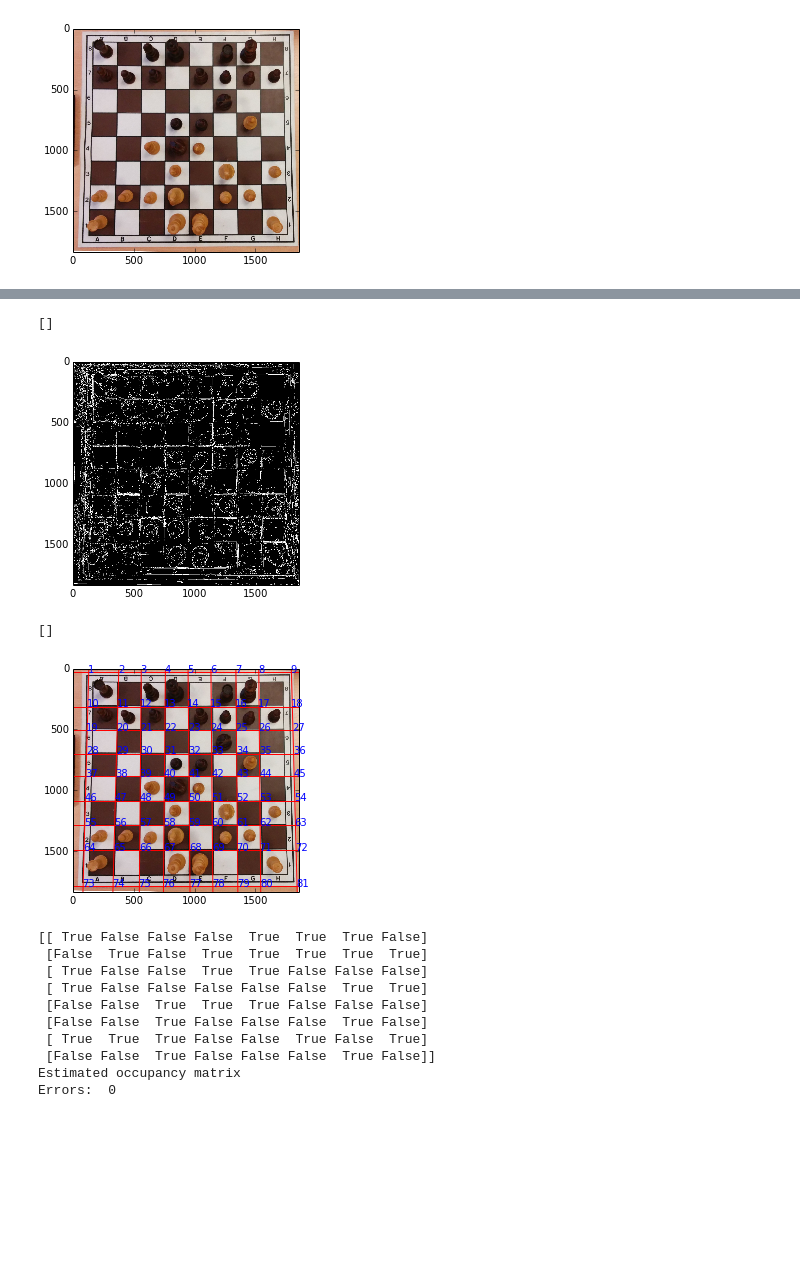
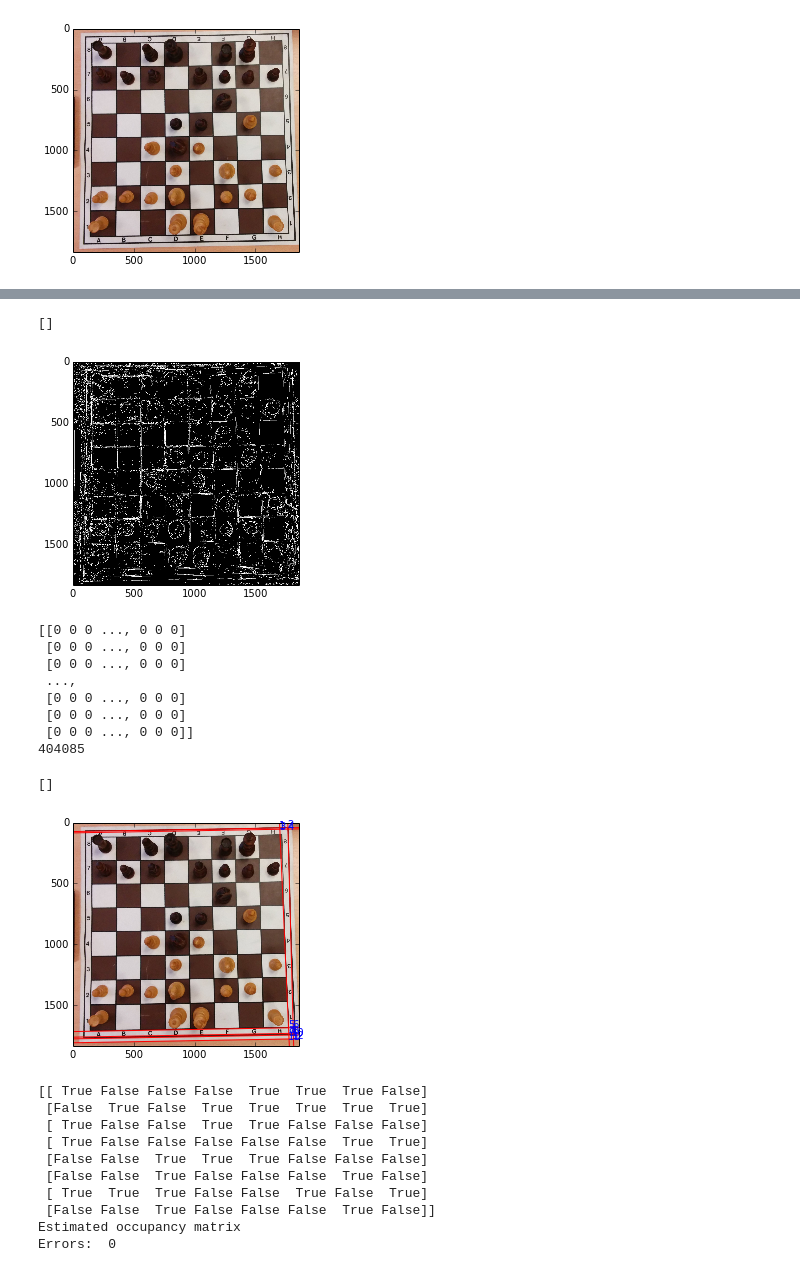
Before and after one commit to superwhoopy/chessreader, a Jupyter notebook: imgprocessor/chess_vision_experiments.ipynb, the cells around one changed output, grey strips where cells are left out. Saved outputs shown, nothing was run; the diff lists cells and outputs as text; code cells hidden in the pictures; blank space fills up the shorter version.

Commit message:
improve line selection, add TODO

```diff
--- a/imgprocessor/chess_vision_experiments.ipynb
+++ b/imgprocessor/chess_vision_experiments.ipynb
@@ -34,7 +34,7 @@ from skimage.feature import corner_harris, corner_subpix, corner_peaks
 from sklearn.cluster import KMeans
 from sklearn.decomposition import PCA
 # %%
-image = io.imread("samples/sample2_rotated.jpg")
+image = io.imread("samples/sample2.jpg")
 
 plt.imshow(image, cmap=plt.cm.gray)
 plt.show()
@@ -57,13 +101,13 @@ plt.imshow(image_canny2, cmap=plt.cm.gray)
 plt.plot()
 # %% [output]
 []
-[figure, old version]
+[figure, new version]
 # %%
 # finds coordinates where the Hough lines intersect
 # find horizontal and vertical lines, and compute their intersects
 # return coordinates from top to bottom and left to right
 
-ANGLE_TOL = 0.1
+ANGLE_TOL = 0.2
 # TODO implement filtering here :
 # we want 2 sets of 9 lines, with a 90deg angle between each pair of lines
 # the distance between the lines should be homogeneous
@@ -90,38 +134,48 @@ def find_edges(hough_peaks, image_shape):
 
     for _, theta1, r1 in lines['horizontals']:
         for __, theta2, r2 in lines['verticals']:
             # can this be numerically unstable? denum is below 1e-10 in some cases here
             denum = np.cos(theta1)*np.sin(theta2) - np.sin(theta1)*np.cos(theta2)
             x_inter = (r1*np.sin(theta2) - r2*np.sin(theta1)) / denum
             y_inter = (r2*np.cos(theta1) - r1*np.cos(theta2)) / denum
             if 0 < x_inter and x_inter < max_x and 0 < y_inter and y_inter < max_y:
                 intersections.append((x_inter, y_inter))
 
     return lines['horizontals'] + lines['verticals'], np.array(intersections)
 
 # plot chessboard with lines and intersections
-h, theta, d = hough_line(image_canny)
+H, theta, d = hough_line(img_canny)
+print(H)
+print(np.sum(H>0))
+
 rows, cols = image_canny.shape
 
 plt.imshow(image, cmap=plt.cm.gray)
-peaks = hough_line_peaks(h, theta, d, threshold=80, num_peaks=20,
-                         min_distance=int(math.floor(image.shape[0]/11)))
+peaks = hough_line_peaks(h, theta, d, min_angle=0, min_distance=0)
 lines, edges = find_edges(peaks, image_canny.shape)
 
 for _, angle, dist in lines:
     # print angle, dist
     y0 = (dist - 0 * np.cos(angle)) / np.sin(angle)
     y1 = (dist - cols * np.cos(angle)) / np.sin(angle)
     plt.plot((0, cols), (y0, y1), '-r')
 
 for i,edge in enumerate(edges,1):
     plt.text(edge[0], edge[1], str(i), color='blue')
 
 plt.axis((0, cols, rows, 0))
 plt.plot()
 # %% [output]
-[]
+[[0 0 0 ..., 0 0 0]
+ [0 0 0 ..., 0 0 0]
+ [0 0 0 ..., 0 0 0]
+ ...,
+ [0 0 0 ..., 0 0 0]
+ [0 0 0 ..., 0 0 0]
+ [0 0 0 ..., 0 0 0]]
+404085
+[]
-[figure, old version]
+[figure, new version]
 # %%
 # return a numpy array where each entry is the image of a square
 
```
Also changed, not shown: parts of 1 cell of this notebook, 1 other file.
